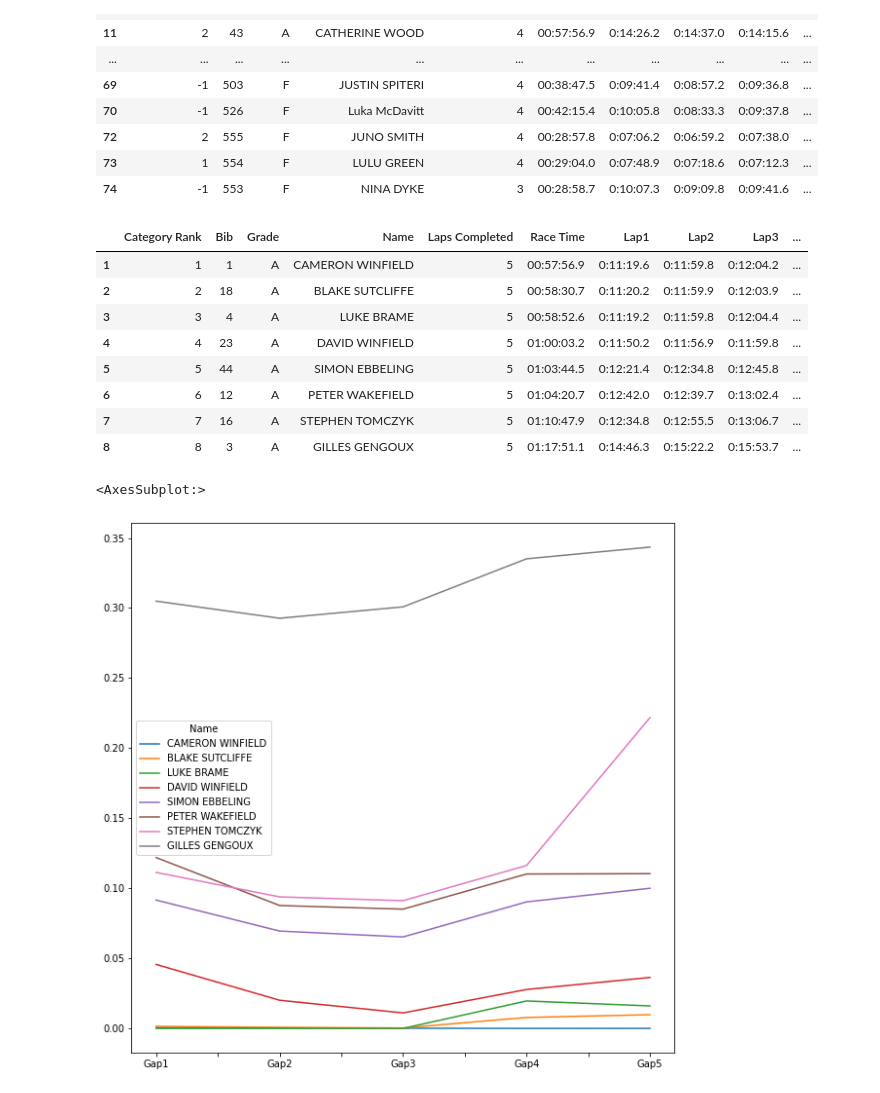
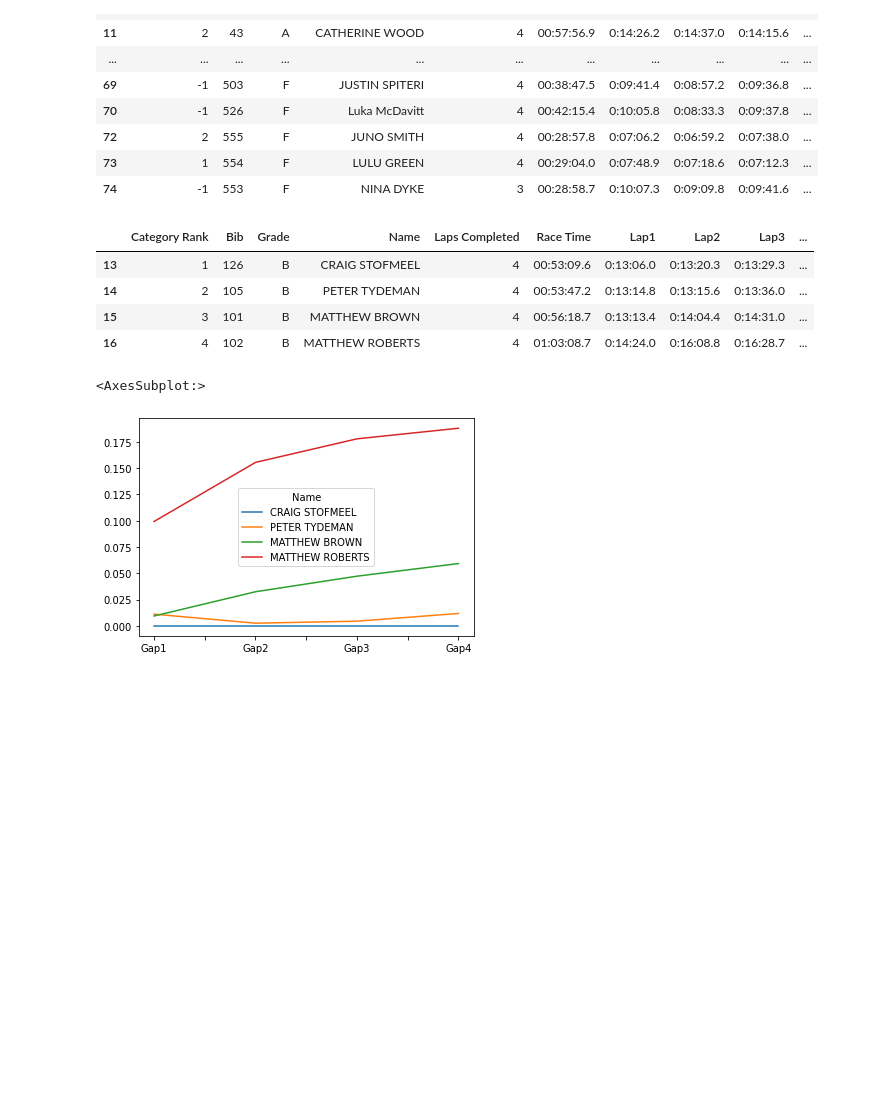
Before and after one commit to altmattr/Excel2Python, a Jupyter notebook: mtb.ipynb, the cells around one changed output. Drawn from its saved outputs; the diff is of its cells as text; code cells hidden in the pictures; blank space fills up the shorter version.

```diff
--- a/mtb.ipynb
+++ b/mtb.ipynb
@@ -75,29 +75,25 @@ riders
 | 73 | 1 | 554 | F | LULU GREEN | 4 | 00:29:04.0 | 0:07:48.9 | 0:07:18.6 | 0:07:12.3 | ... |
 | 74 | -1 | 553 | F | NINA DYKE | 3 | 00:28:58.7 | 0:10:07.3 | 0:09:09.8 | 0:09:41.6 | ... |
 # %%
-ab_grades = riders[((riders["Grade"] == "A"))& (riders["Lap5"])]
+ab_grades = riders[((riders["Grade"] == "B"))& (riders["Lap4"])]
 ab_grades
 # %% [output]
 |  | Category Rank | Bib | Grade | Name | Laps Completed | Race Time | Lap1 | Lap2 | Lap3 | ... |
-| 1 | 1 | 1 | A | CAMERON WINFIELD | 5 | 00:57:56.9 | 0:11:19.6 | 0:11:59.8 | 0:12:04.2 | ... |
-| 2 | 2 | 18 | A | BLAKE SUTCLIFFE | 5 | 00:58:30.7 | 0:11:20.2 | 0:11:59.9 | 0:12:03.9 | ... |
-| 3 | 3 | 4 | A | LUKE BRAME | 5 | 00:58:52.6 | 0:11:19.2 | 0:11:59.8 | 0:12:04.4 | ... |
-| 4 | 4 | 23 | A | DAVID WINFIELD | 5 | 01:00:03.2 | 0:11:50.2 | 0:11:56.9 | 0:11:59.8 | ... |
-| 5 | 5 | 44 | A | SIMON EBBELING | 5 | 01:03:44.5 | 0:12:21.4 | 0:12:34.8 | 0:12:45.8 | ... |
-| 6 | 6 | 12 | A | PETER WAKEFIELD | 5 | 01:04:20.7 | 0:12:42.0 | 0:12:39.7 | 0:13:02.4 | ... |
-| 7 | 7 | 16 | A | STEPHEN TOMCZYK | 5 | 01:10:47.9 | 0:12:34.8 | 0:12:55.5 | 0:13:06.7 | ... |
-| 8 | 8 | 3 | A | GILLES GENGOUX | 5 | 01:17:51.1 | 0:14:46.3 | 0:15:22.2 | 0:15:53.7 | ... |
+| 13 | 1 | 126 | B | CRAIG STOFMEEL | 4 | 00:53:09.6 | 0:13:06.0 | 0:13:20.3 | 0:13:29.3 | ... |
+| 14 | 2 | 105 | B | PETER TYDEMAN | 4 | 00:53:47.2 | 0:13:14.8 | 0:13:15.6 | 0:13:36.0 | ... |
+| 15 | 3 | 101 | B | MATTHEW BROWN | 4 | 00:56:18.7 | 0:13:13.4 | 0:14:04.4 | 0:14:31.0 | ... |
+| 16 | 4 | 102 | B | MATTHEW ROBERTS | 4 | 01:03:08.7 | 0:14:24.0 | 0:16:08.8 | 0:16:28.7 | ... |
 # %%
 
 import matplotlib.pyplot as plt
 plt.rcParams['figure.figsize'] = [10, 10]
 
 # add gap to leader
-for lap in [1,2,3,4,5]:
+for lap in [1,2,3,4]:
     ab_grades[f"Gap{lap}"] = (ab_grades[f"Total{lap}"] - ab_grades[f"Total{lap}"].min())/ab_grades[f"Total{lap}"].min()
-gaps = ab_grades[["Name","Gap1", "Gap2", "Gap3", "Gap4", "Gap5"]]
+gaps = ab_grades[["Name","Gap1", "Gap2", "Gap3", "Gap4"]]
 gaps = gaps.set_index("Name")
 gaps.transpose().plot()
 # %% [output]
 <AxesSubplot:>
-[figure, old version]
+[figure, new version]
```
Also changed, not shown: 10 other files.
